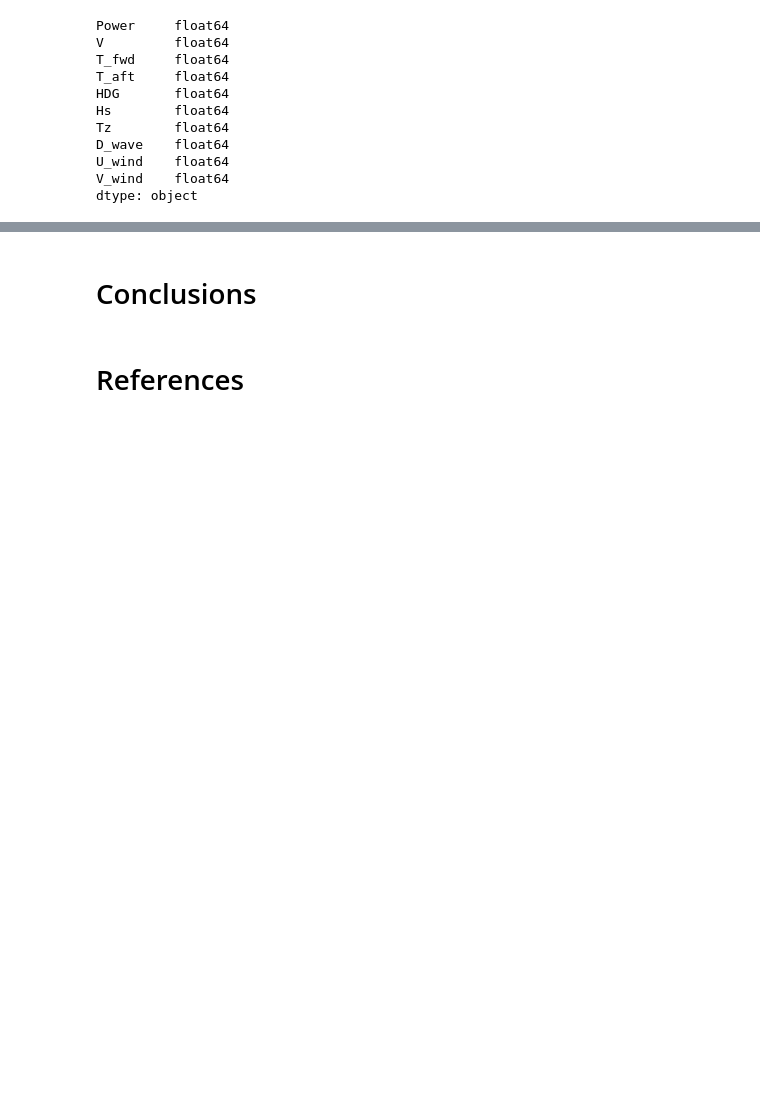
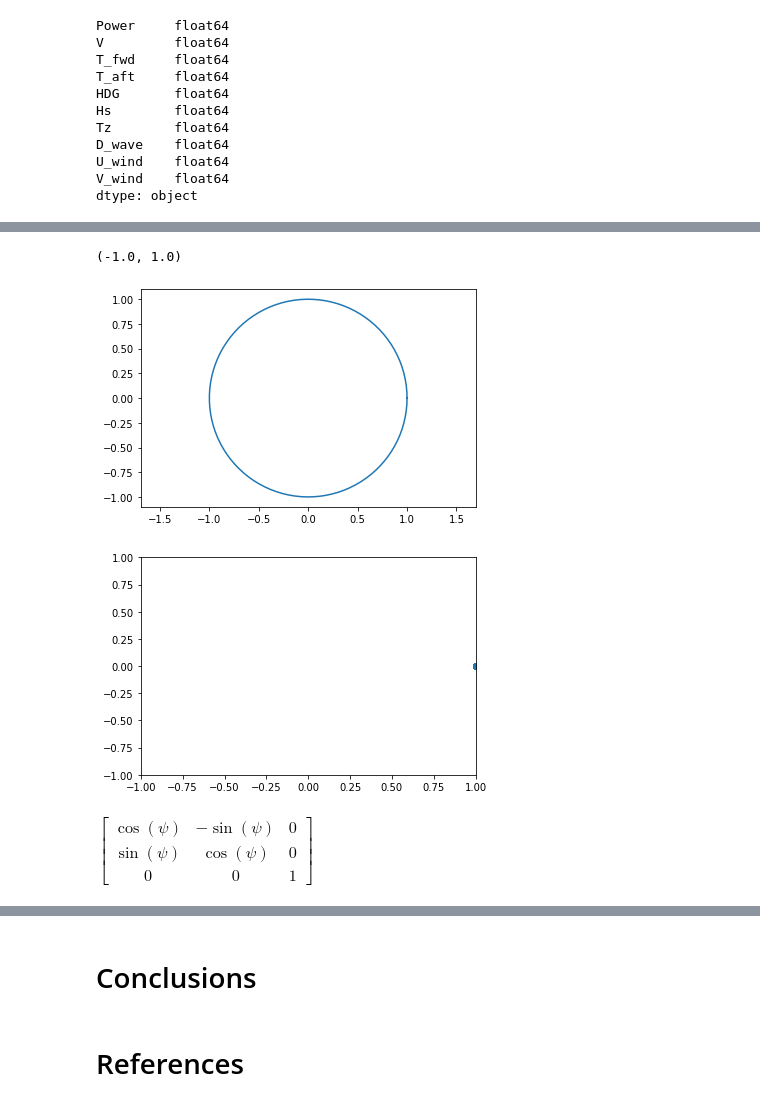
Before and after one commit to martinlarsalbert/ship_power_prediction, a Jupyter notebook: reports/report/01.1.report.ipynb, the cells around one changed output, grey strips where cells are left out. Cells and saved outputs as stored; diff of their text form; code cells hidden in the pictures; blank space fills up the shorter version.

```diff
--- a/reports/report/01.1.report.ipynb
+++ b/reports/report/01.1.report.ipynb
@@ -140,0 +182,22 @@ dtype: object
+# %%
+from scipy.spatial.transform import Rotation as R
+
+psi = np.linspace(0,360,100)
+r = R.from_euler('z', psi, degrees=True)
+coords = r.apply([1,0,0])
+
+fig,ax = plt.subplots()
+ax.plot(coords[:,0], coords[:,1],'-');
+ax.axis('equal');
+
+r2 = r.inv()
+coords = r2.apply(coords)
+
+fig,ax = plt.subplots()
+ax.plot(coords[:,0], coords[:,1],'o');
+ax.set_xlim(-1,1)
+ax.set_ylim(-1,1)
+# %% [output]
+(-1.0, 1.0)
+[figure, added]
+[figure, added]
@@ -140,0 +209,8 @@ dtype: object
+# %%
+from sympy.vector import CoordSys3D
+W = CoordSys3D(name='W')
+psi = sp.symbols('psi')
+B = W.orient_new_axis('B', psi, W.k)
+W.rotation_matrix(B)
+# %% [output]
+$\displaystyle \left[\begin{matrix}\cos{\left(\psi \right)} & - \sin{\left(\psi \right)} & 0\\\sin{\left(\psi \right)} & \cos{\left(\psi \right)} & 0\\0 & 0 & 1\end{matrix}\right]$
```
Also changed, not shown: parts of 22 cells of this notebook, 3 other files.
